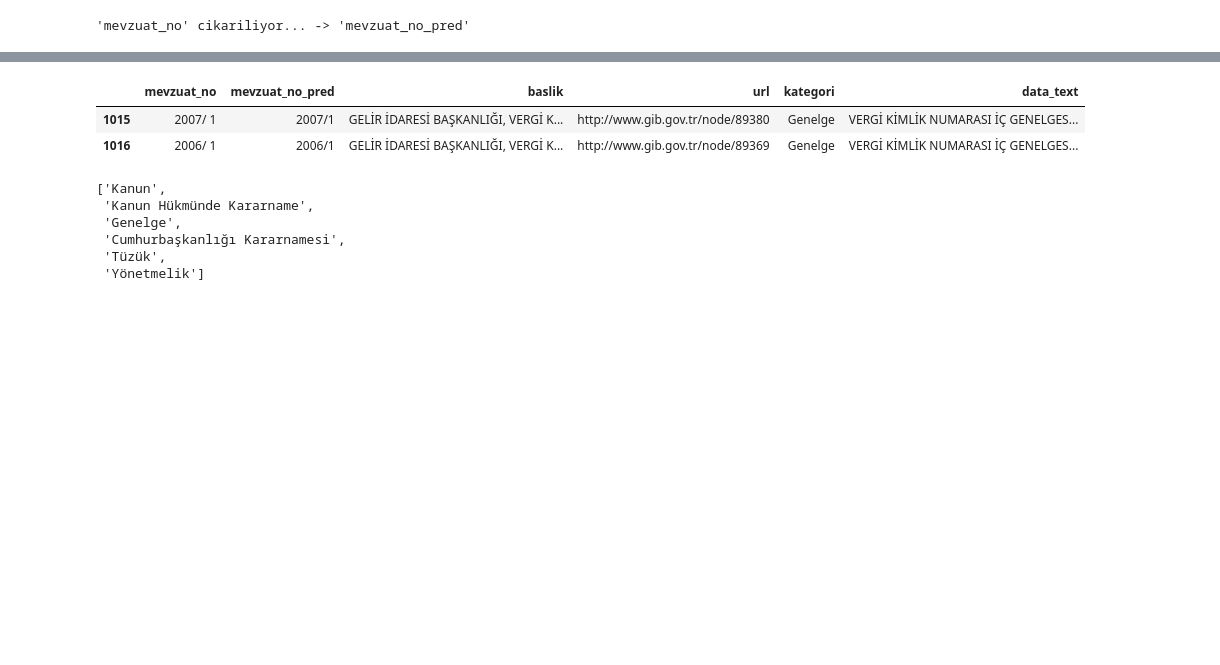
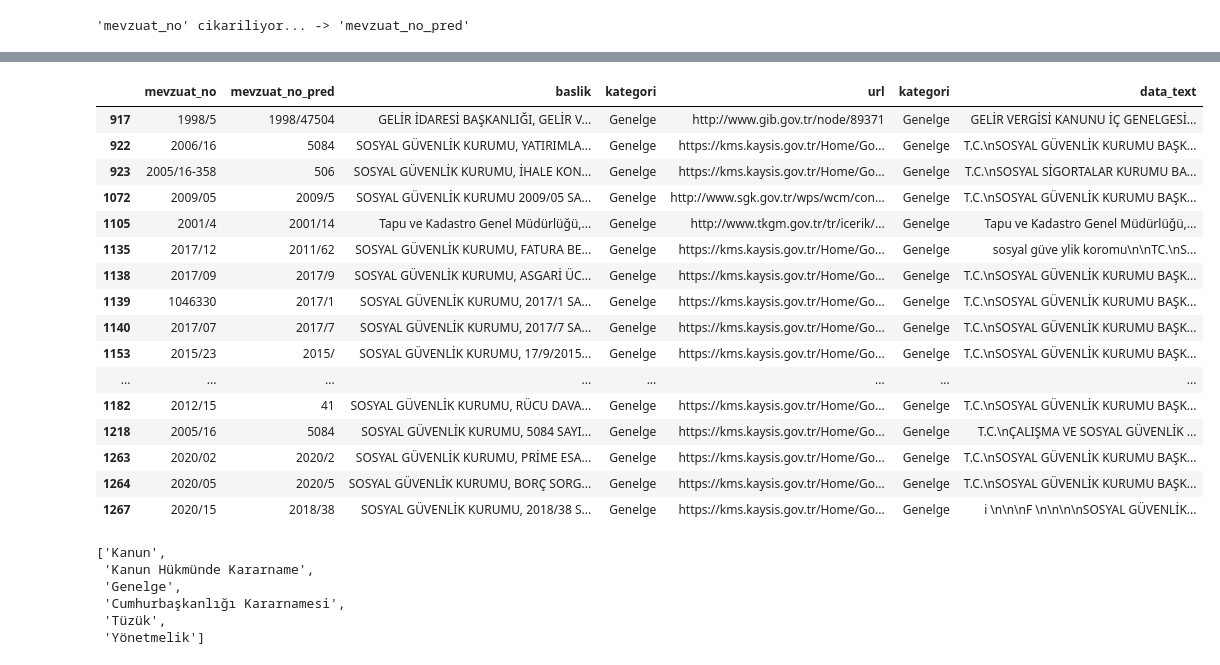
Before and after one commit to L2-Regulasyon/Teknofest2022, a Jupyter notebook: notebook/teknofest_anil.ipynb, the cells around one changed output, grey strips where cells are left out. Cells and saved outputs as stored; diff of their text form; code cells hidden in the pictures; blank space fills up the shorter version.

```diff
--- a/notebook/teknofest_anil.ipynb
+++ b/notebook/teknofest_anil.ipynb
@@ -152,13 +180,27 @@ Basari Orani: 0.9835
 # %%
 show_false_predictions(input_df=df,
                        feature_extractor=mevzuat_no_extractor,
-                       cols=["baslik", "url", "kategori", "data_text"],
+                       cols=["baslik", "kategori", "url", "kategori", "data_text"],
                        include_na=False,
-                       first_n=2)
+                       first_n=40)
 # %% [output]
-|  | mevzuat_no | mevzuat_no_pred | baslik | url | kategori | data_text |
-| 1015 | 2007/ 1 | 2007/1 | GELİR İDARESİ BAŞKANLIĞI, VERGİ K... | http://www.gib.gov.tr/node/89380 | Genelge | VERGİ KİMLİK NUMARASI İÇ GENELGES... |
-| 1016 | 2006/ 1 | 2006/1 | GELİR İDARESİ BAŞKANLIĞI, VERGİ K... | http://www.gib.gov.tr/node/89369 | Genelge | VERGİ KİMLİK NUMARASI İÇ GENELGES... |
+|  | mevzuat_no | mevzuat_no_pred | baslik | kategori | url | kategori | data_text |
+| 917 | 1998/5 | 1998/47504 | GELİR İDARESİ BAŞKANLIĞI, GELİR V... | Genelge | http://www.gib.gov.tr/node/89371 | Genelge | GELİR VERGİSİ KANUNU İÇ GENELGESİ... |
+| 922 | 2006/16 | 5084 | SOSYAL GÜVENLİK KURUMU, YATIRIMLA... | Genelge | https://kms.kaysis.gov.tr/Home/Go... | Genelge | T.C.\nSOSYAL GÜVENLİK KURUMU BAŞK... |
+| 923 | 2005/16-358 | 506 | SOSYAL GÜVENLİK KURUMU, İHALE KON... | Genelge | https://kms.kaysis.gov.tr/Home/Go... | Genelge | T.C.\nSOSYAL SİGORTALAR KURUMU BA... |
+| 1072 | 2009/05 | 2009/5 | SOSYAL GÜVENLİK KURUMU 2009/05 SA... | Genelge | http://www.sgk.gov.tr/wps/wcm/con... | Genelge | T.C.\nSOSYAL GÜVENLİK KURUMU BAŞK... |
+| 1105 | 2001/4 | 2001/14 | Tapu ve Kadastro Genel Müdürlüğü,... | Genelge | http://www.tkgm.gov.tr/tr/icerik/... | Genelge | Tapu ve Kadastro Genel Müdürlüğü,... |
+| 1135 | 2017/12 | 2011/62 | SOSYAL GÜVENLİK KURUMU, FATURA BE... | Genelge | https://kms.kaysis.gov.tr/Home/Go... | Genelge | sosyal güve ylik koromu\n\nTC.\nS... |
+| 1138 | 2017/09 | 2017/9 | SOSYAL GÜVENLİK KURUMU, ASGARİ ÜC... | Genelge | https://kms.kaysis.gov.tr/Home/Go... | Genelge | T.C.\nSOSYAL GÜVENLİK KURUMU BAŞK... |
+| 1139 | 1046330 | 2017/1 | SOSYAL GÜVENLİK KURUMU, 2017/1 SA... | Genelge | https://kms.kaysis.gov.tr/Home/Go... | Genelge | T.C.\nSOSYAL GÜVENLİK KURUMU BAŞK... |
+| 1140 | 2017/07 | 2017/7 | SOSYAL GÜVENLİK KURUMU, 2017/7 SA... | Genelge | https://kms.kaysis.gov.tr/Home/Go... | Genelge | T.C.\nSOSYAL GÜVENLİK KURUMU BAŞK... |
+| 1153 | 2015/23 | 2015/ | SOSYAL GÜVENLİK KURUMU, 17/9/2015... | Genelge | https://kms.kaysis.gov.tr/Home/Go... | Genelge | T.C.\nSOSYAL GÜVENLİK KURUMU BAŞK... |
+| ... | ... | ... | ... | ... | ... | ... | ... |
+| 1182 | 2012/15 | 41 | SOSYAL GÜVENLİK KURUMU, RÜCU DAVA... | Genelge | https://kms.kaysis.gov.tr/Home/Go... | Genelge | T.C.\nSOSYAL GÜVENLİK KURUMU BAŞK... |
+| 1218 | 2005/16 | 5084 | SOSYAL GÜVENLİK KURUMU, 5084 SAYI... | Genelge | https://kms.kaysis.gov.tr/Home/Go... | Genelge | T.C.\nÇALIŞMA VE SOSYAL GÜVENLİK ... |
+| 1263 | 2020/02 | 2020/2 | SOSYAL GÜVENLİK KURUMU, PRİME ESA... | Genelge | https://kms.kaysis.gov.tr/Home/Go... | Genelge | T.C.\nSOSYAL GÜVENLİK KURUMU BAŞK... |
+| 1264 | 2020/05 | 2020/5 | SOSYAL GÜVENLİK KURUMU, BORÇ SORG... | Genelge | https://kms.kaysis.gov.tr/Home/Go... | Genelge | T.C.\nSOSYAL GÜVENLİK KURUMU BAŞK... |
+| 1267 | 2020/15 | 2018/38 | SOSYAL GÜVENLİK KURUMU, 2018/38 S... | Genelge | https://kms.kaysis.gov.tr/Home/Go... | Genelge | i \n\n\nF \n\n\n\nSOSYAL GÜVENLİK... |
 # %%
 constants.COLS_MEVZUAT_NO
 # %% [output]
```
Also changed, not shown: parts of 9 cells of this notebook, 8 other files.
